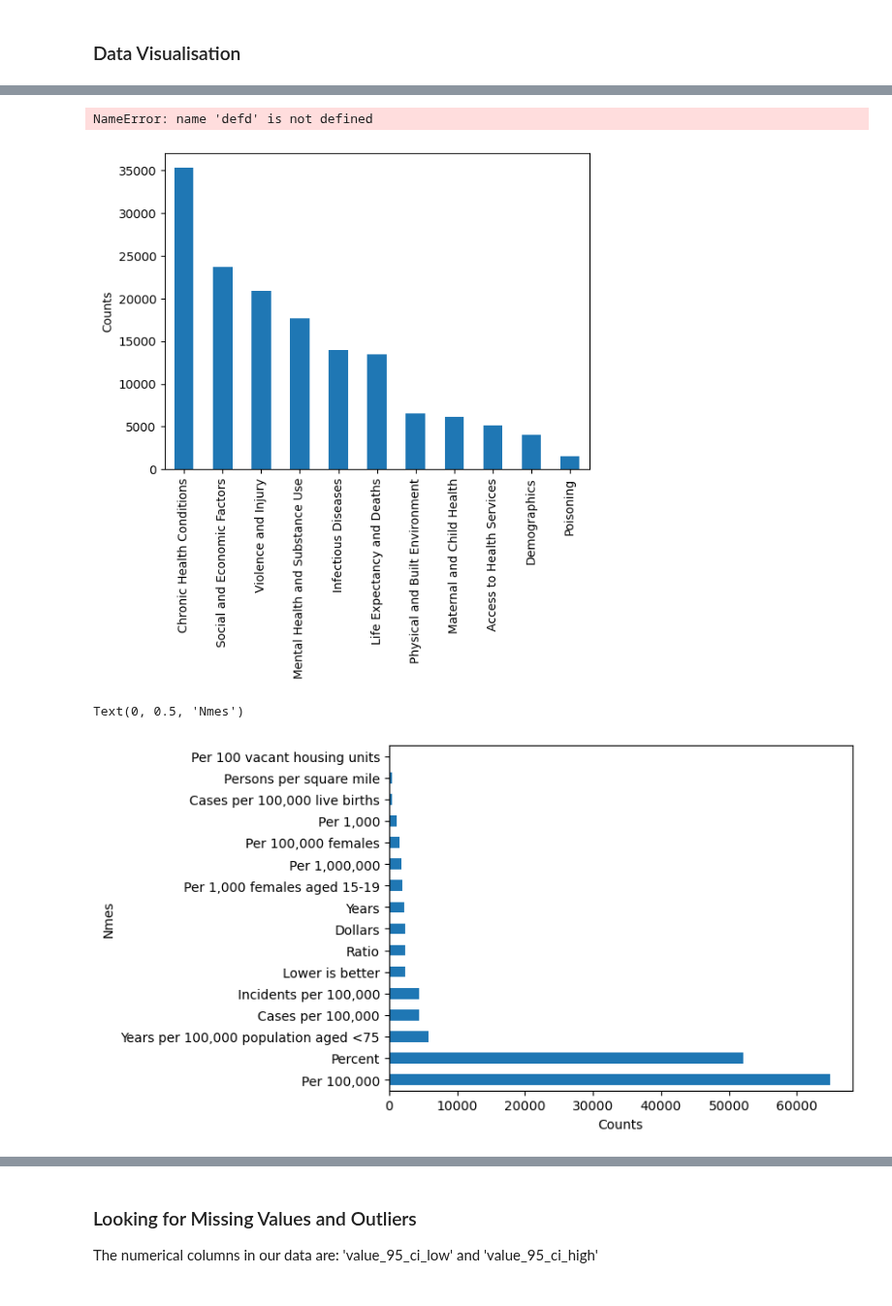
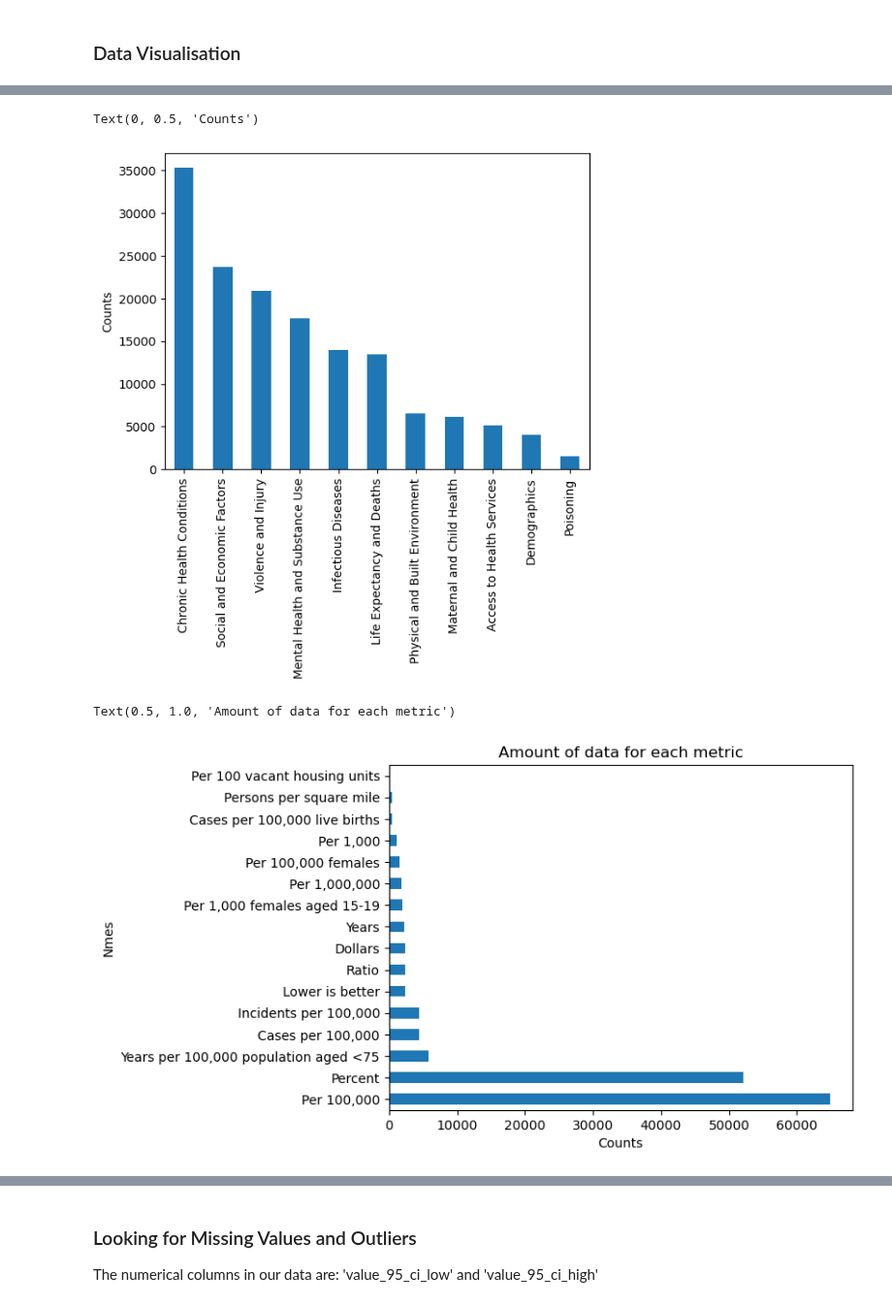
Before and after one commit to kohlerch/G4C-Project, a Jupyter notebook: Project/big-cities-health/BigCitiesHealth.ipynb, the cells around one changed output, grey strips where cells are left out. Shown at 97% size. Cells and saved outputs as stored; diff of their text form; code cells hidden in the pictures.

Commit message:
Visualisation

```diff
--- a/Project/big-cities-health/BigCitiesHealth.ipynb
+++ b/Project/big-cities-health/BigCitiesHealth.ipynb
@@ -7,6 +10,7 @@ from sklearn.metrics import roc_curve, confusion_matrix, auc
 # %%
-data = pd.read_csv('BigCitiesHealth.csv')
+o_data = pd.read_csv('BigCitiesHealth.csv')
 # %%
+data = o_data
 data.tail()
 # %% [output]
 |  | metric_item_label | metric_cat_label | metric_subcat_label | metric_item_label_subtitle | metric_cat_item_yaxis_label | ... |
@@ -63,16 +67,17 @@ cat_counts = data['metric_cat_label'].value_counts()
 cat_counts.plot.bar()
 plt.ylabel('Counts')
 # %% [output]
-NameError: name 'defd' is not defined
+Text(0, 0.5, 'Counts')
 [figure]
 # %%
 cat2_counts = data['metric_cat_item_yaxis_label'].value_counts()
 axis = cat2_counts.plot.barh()
 axis.set_xlabel('Counts')
 axis.set_ylabel('Nmes')
+plt.title('Amount of data for each metric')
 # %% [output]
-Text(0, 0.5, 'Nmes')
+Text(0.5, 1.0, 'Amount of data for each metric')
-[figure, old version]
+[figure, new version]
 # %%
 data['date_label'] = data['date_label'].astype(int)
 date_counts = data['date_label'].value_counts()
```
Also changed, not shown: parts of 36 cells of this notebook.
